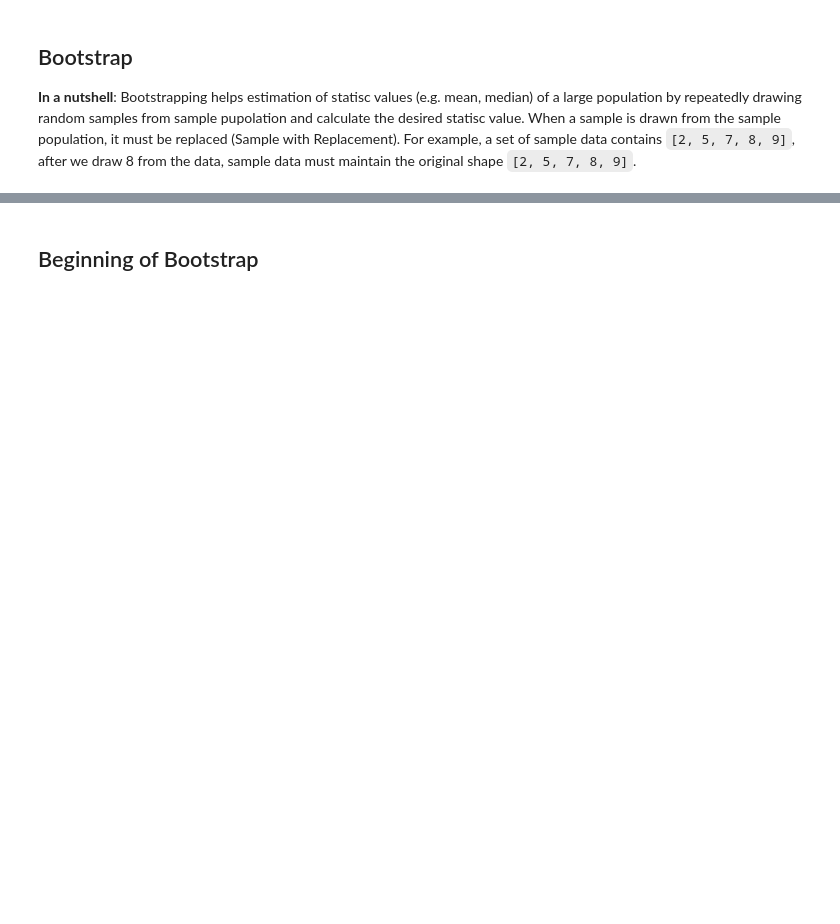
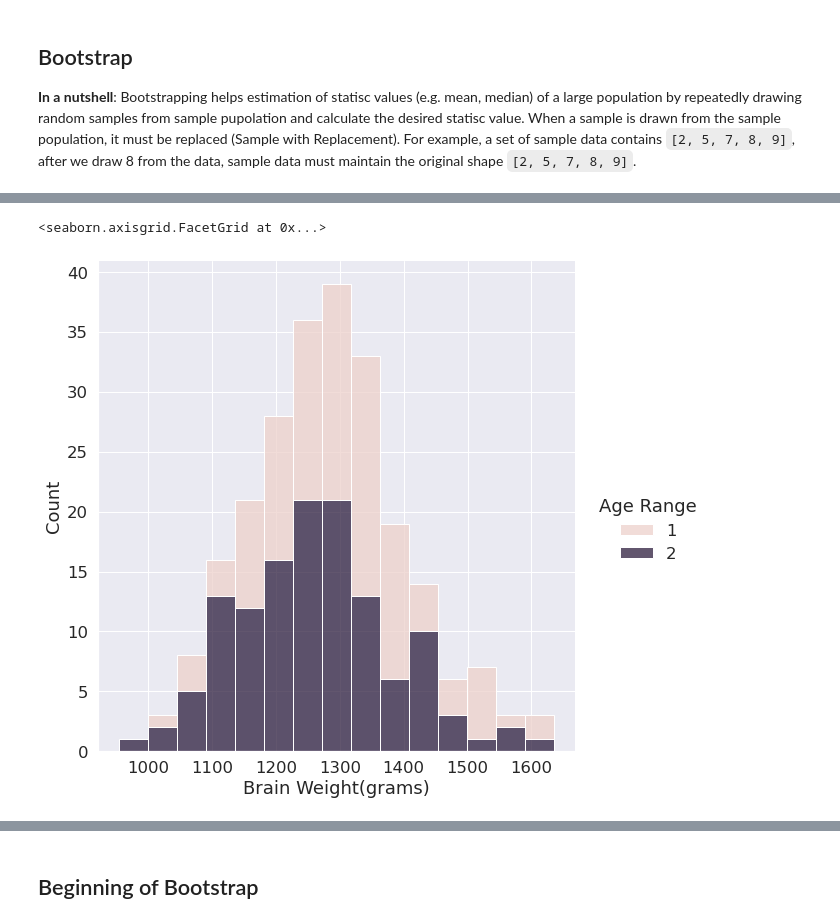
Before and after one commit to ml3ngineer/sampling_with_replacement, a Jupyter notebook: bootstrap/example.ipynb, the cells around one changed output, grey strips where cells are left out. Drawn from its saved outputs; the diff is of its cells as text; code cells hidden in the pictures; blank space fills up the shorter version.

```diff
--- a/bootstrap/example.ipynb
+++ b/bootstrap/example.ipynb
@@ -106,0 +48,6 @@ df.shape
+# %%
+sns.set(font_scale=1.5)
+sns.displot(data=df, x='Brain Weight(grams)', height=8, hue='Age Range', multiple='stack')
+# %% [output]
+<seaborn.axisgrid.FacetGrid at 0x...>
+[figure, added]
```
Also changed, not shown: parts of 42 cells of this notebook, 7 other files.
